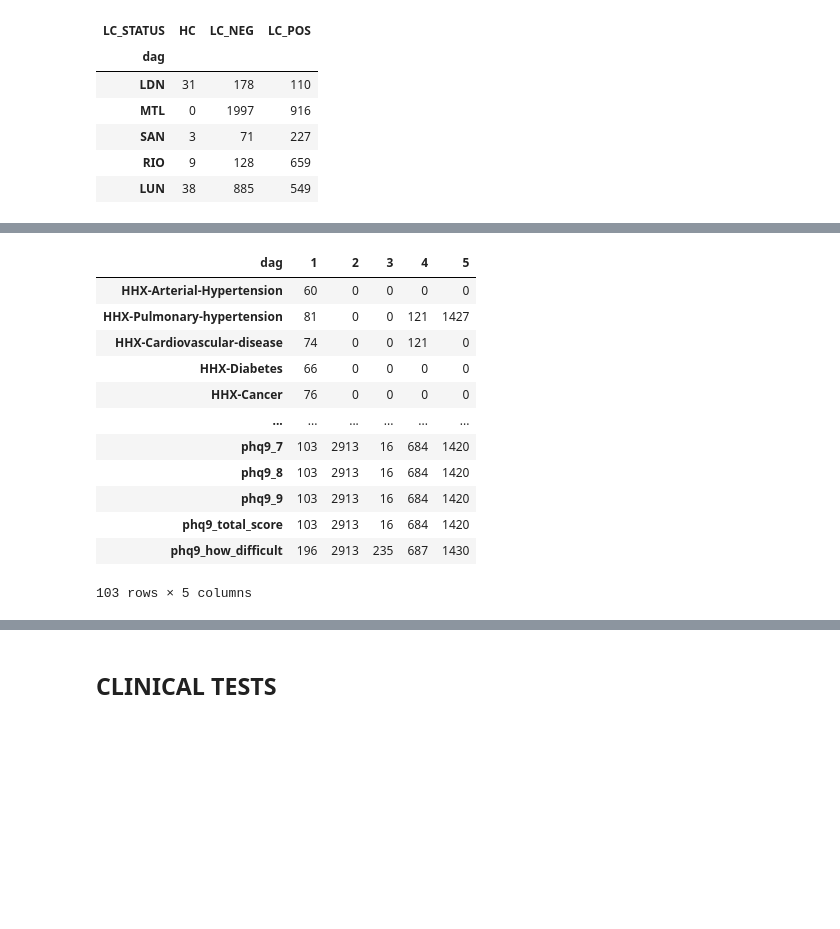
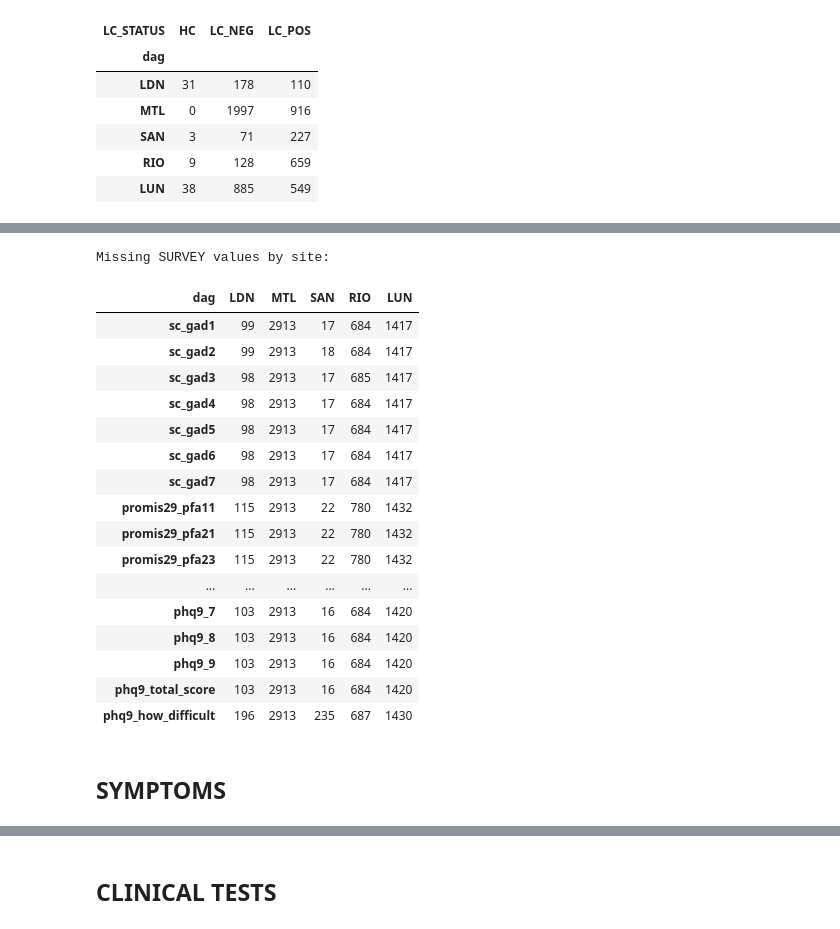
Before and after one commit to davidtweddell/lc_repo, a Jupyter notebook: 01-inspect-data.ipynb, the cells around one changed output, grey strips where cells are left out. Cells and saved outputs as stored; diff of their text form; code cells hidden in the pictures; blank space fills up the shorter version.

```diff
--- a/01-inspect-data.ipynb
+++ b/01-inspect-data.ipynb
@@ -333,0 +342,4 @@ lc_site
+# %%
+# find all columns with hhx in the name
+HEALTH_GLOBAL = ["global"]
+HHX_temp      = [col for col in df_columns if "past_hhx" in col]
@@ -336,14 +420,0 @@ lc_site
-# %%
-# add up the health history information
-HX = HEALTH_HX + MEDICATIONS + GAD + PROMIS + PHQ
-
-# for each column in HX, check if there are values that are just spaces
-for col in HX:
-    # are any of the values just spaces?
-    if df[col].apply(lambda x: isinstance(x, str) and x.isspace()).any():
-        print(f"Column {col} has spaces")
-
-        # remove the spaces and replace with blank
-        # df[col] = df[col].apply(lambda x: np.nan if isinstance(x, str) else x)
-
-# for each column in HX, check if there are values that are just spaces
@@ -360,0 +456,24 @@ sns.heatmap(df[HX].T, cbar=True, ax = ax)
+# %%
+# add up the health history information
+
+# surveys
+GAD    = [col for col in df_columns if "_gad" in col]
+PROMIS = [col for col in df_columns if "promis29" in col]
+PHQ    = [col for col in df_columns if "phq" in col]
+
+# remove gad_complete from GAD
+GAD = [gad for gad in GAD if "complete" not in gad]
+
+# completeness
+PHX_COMPLETE    = ["phx_complete"]
+PROMIS_COMPLETE = [col for col in df_columns if "promis_29_profile" in col]
+PHQ_COMPLETE    = [col for col in df_columns if "patient_health_questionaire" in col]
+
+SURVEYS = GAD + PROMIS + PHQ
+
+survey_features = df[SURVEYS]
+
+# plot it as a heatmap
+import seaborn as sns
+fig, ax = plt.subplots(figsize=(10, 10))
+sns.heatmap(survey_features.T, cbar=True, ax = ax)
@@ -361,17 +483,25 @@ sns.heatmap(df[HX].T, cbar=True, ax = ax)
 # %%
 # how many nulls per site?
-df.groupby('dag')[HX].apply(lambda x: x.isnull().sum()).T
+print("Missing SURVEY values by site:")
+df.groupby('dag')[SURVEYS].apply(lambda x: x.isnull().sum()).rename(index = site_name_dict).T
 # %% [output]
+Missing SURVEY values by site:
-| dag | 1 | 2 | 3 | 4 | 5 |
-| HHX-Arterial-Hypertension | 60 | 0 | 0 | 0 | 0 |
-| HHX-Pulmonary-hypertension | 81 | 0 | 0 | 121 | 1427 |
-| HHX-Cardiovascular-disease | 74 | 0 | 0 | 121 | 0 |
-| HHX-Diabetes | 66 | 0 | 0 | 0 | 0 |
-| HHX-Cancer | 76 | 0 | 0 | 0 | 0 |
+| dag | LDN | MTL | SAN | RIO | LUN |
+| sc_gad1 | 99 | 2913 | 17 | 684 | 1417 |
+| sc_gad2 | 99 | 2913 | 18 | 684 | 1417 |
+| sc_gad3 | 98 | 2913 | 17 | 685 | 1417 |
+| sc_gad4 | 98 | 2913 | 17 | 684 | 1417 |
+| sc_gad5 | 98 | 2913 | 17 | 684 | 1417 |
+| sc_gad6 | 98 | 2913 | 17 | 684 | 1417 |
+| sc_gad7 | 98 | 2913 | 17 | 684 | 1417 |
+| promis29_pfa11 | 115 | 2913 | 22 | 780 | 1432 |
+| promis29_pfa21 | 115 | 2913 | 22 | 780 | 1432 |
+| promis29_pfa23 | 115 | 2913 | 22 | 780 | 1432 |
 | ... | ... | ... | ... | ... | ... |
 | phq9_7 | 103 | 2913 | 16 | 684 | 1420 |
 | phq9_8 | 103 | 2913 | 16 | 684 | 1420 |
 | phq9_9 | 103 | 2913 | 16 | 684 | 1420 |
 | phq9_total_score | 103 | 2913 | 16 | 684 | 1420 |
 | phq9_how_difficult | 196 | 2913 | 235 | 687 | 1430 |
-103 rows × 5 columns
+# %% [markdown]
+## SYMPTOMS
```
Also changed, not shown: parts of 96 cells of this notebook.
